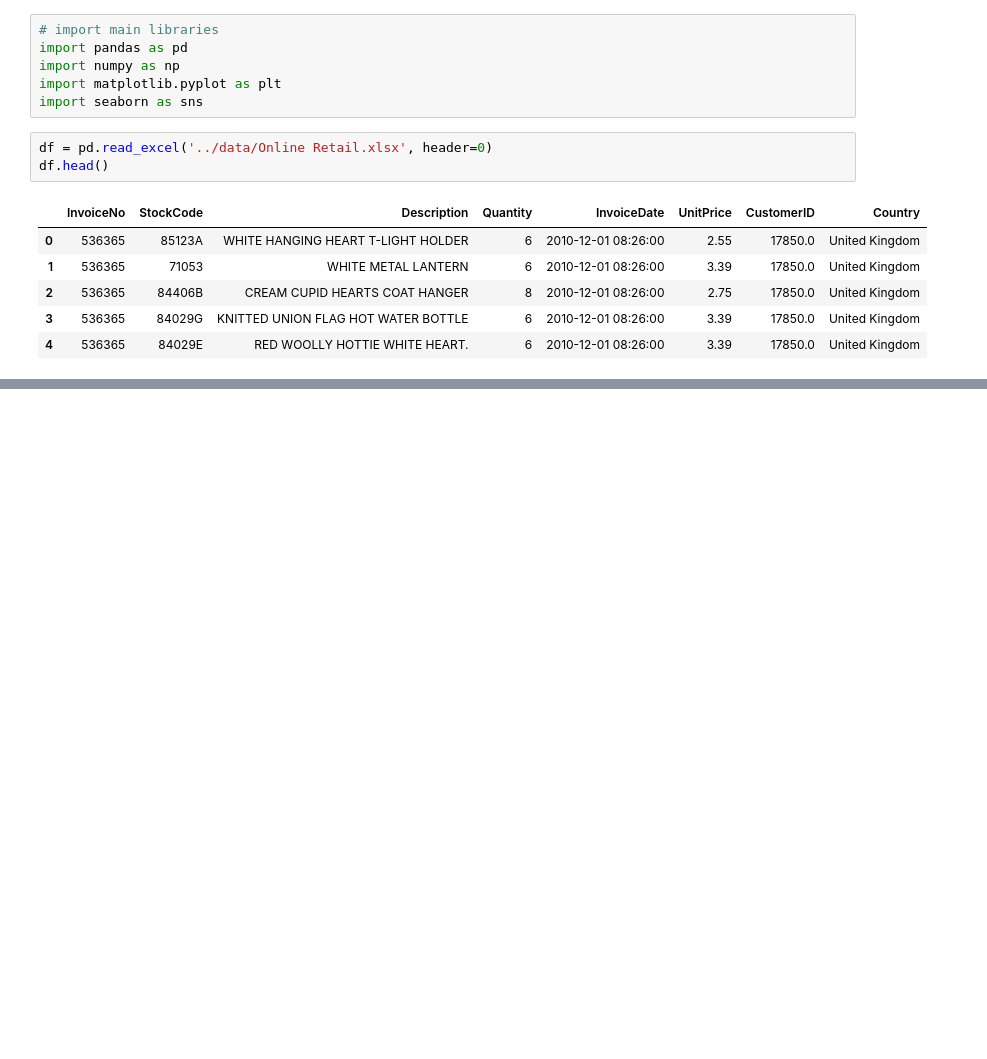
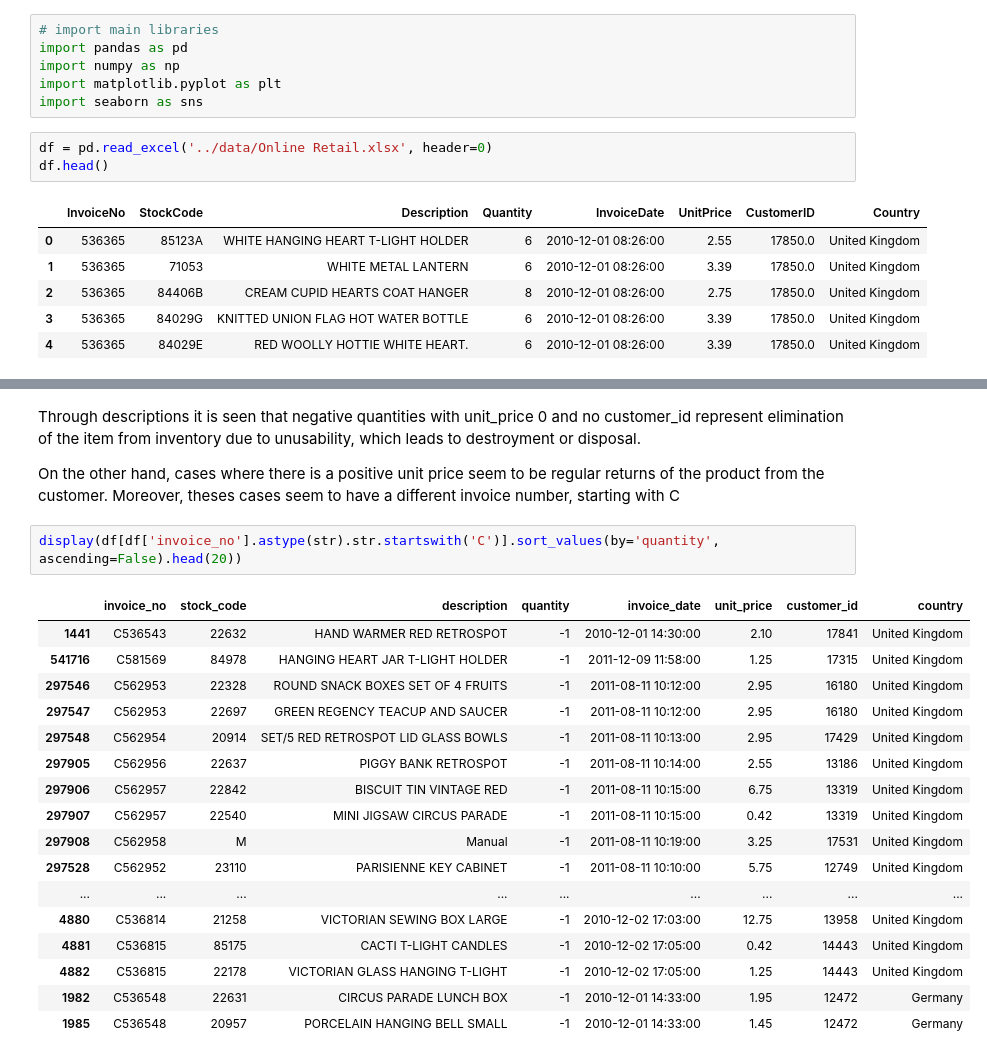
Before and after one commit to zacariasct4/Data_Science_projects, a Jupyter notebook: customer_segmentation/src/main.ipynb, the cells around one changed output, grey strips where cells are left out. Saved outputs shown, nothing was run; the diff lists cells and outputs as text; blank space fills up the shorter version.

```diff
--- a/customer_segmentation/src/main.ipynb
+++ b/customer_segmentation/src/main.ipynb
@@ -29,0 +217,24 @@ df.head()
+# %% [markdown]
+Through descriptions it is seen that negative quantities with unit_price 0 and no customer_id represent elimination of the item from inventory due to unusability, which leads to destroyment or disposal.
+
+On the other hand, cases where there is a positive unit price seem to be regular returns of the product from the customer. Moreover, theses cases seem to have a different invoice number, starting with C
+# %%
+display(df[df['invoice_no'].astype(str).str.startswith('C')].sort_values(by='quantity', ascending=False).head(20))
+# %% [output]
+|  | invoice_no | stock_code | description | quantity | invoice_date | unit_price | customer_id | country |
+| 1441 | C536543 | 22632 | HAND WARMER RED RETROSPOT | -1 | 2010-12-01 14:30:00 | 2.10 | 17841 | United Kingdom |
+| 541716 | C581569 | 84978 | HANGING HEART JAR T-LIGHT HOLDER | -1 | 2011-12-09 11:58:00 | 1.25 | 17315 | United Kingdom |
+| 297546 | C562953 | 22328 | ROUND SNACK BOXES SET OF 4 FRUITS | -1 | 2011-08-11 10:12:00 | 2.95 | 16180 | United Kingdom |
+| 297547 | C562953 | 22697 | GREEN REGENCY TEACUP AND SAUCER | -1 | 2011-08-11 10:12:00 | 2.95 | 16180 | United Kingdom |
+| 297548 | C562954 | 20914 | SET/5 RED RETROSPOT LID GLASS BOWLS | -1 | 2011-08-11 10:13:00 | 2.95 | 17429 | United Kingdom |
+| 297905 | C562956 | 22637 | PIGGY BANK RETROSPOT | -1 | 2011-08-11 10:14:00 | 2.55 | 13186 | United Kingdom |
+| 297906 | C562957 | 22842 | BISCUIT TIN VINTAGE RED | -1 | 2011-08-11 10:15:00 | 6.75 | 13319 | United Kingdom |
+| 297907 | C562957 | 22540 | MINI JIGSAW CIRCUS PARADE | -1 | 2011-08-11 10:15:00 | 0.42 | 13319 | United Kingdom |
+| 297908 | C562958 | M | Manual | -1 | 2011-08-11 10:19:00 | 3.25 | 17531 | United Kingdom |
+| 297528 | C562952 | 23110 | PARISIENNE KEY CABINET | -1 | 2011-08-11 10:10:00 | 5.75 | 12749 | United Kingdom |
+| ... | ... | ... | ... | ... | ... | ... | ... | ... |
+| 4880 | C536814 | 21258 | VICTORIAN SEWING BOX LARGE | -1 | 2010-12-02 17:03:00 | 12.75 | 13958 | United Kingdom |
+| 4881 | C536815 | 85175 | CACTI T-LIGHT CANDLES | -1 | 2010-12-02 17:05:00 | 0.42 | 14443 | United Kingdom |
+| 4882 | C536815 | 22178 | VICTORIAN GLASS HANGING T-LIGHT | -1 | 2010-12-02 17:05:00 | 1.25 | 14443 | United Kingdom |
+| 1982 | C536548 | 22631 | CIRCUS PARADE LUNCH BOX | -1 | 2010-12-01 14:33:00 | 1.95 | 12472 | Germany |
+| 1985 | C536548 | 20957 | PORCELAIN HANGING BELL SMALL | -1 | 2010-12-01 14:33:00 | 1.45 | 12472 | Germany |
```
Also changed, not shown: parts of 69 cells of this notebook, 1 other file.
